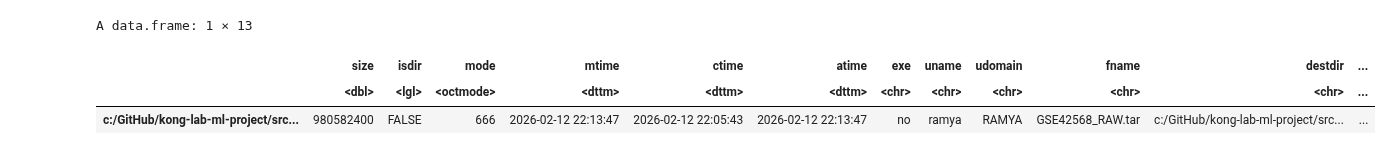
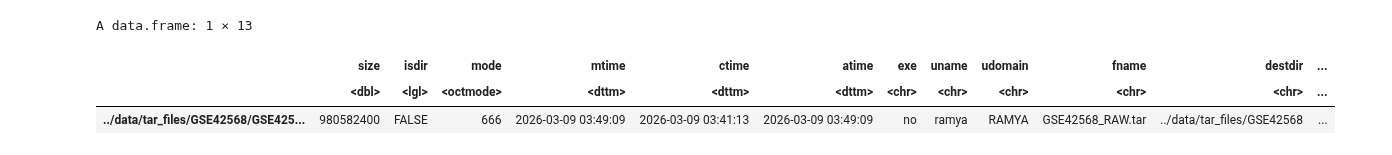
Before and after one commit to ramyap06/KongLab-ImmuneMLSurvivalAnalysis, a Jupyter notebook: src/load_data.ipynb, the cells around one changed output. Saved outputs shown, nothing was run; the diff lists cells and outputs as text; code cells hidden in the pictures.

```diff
--- a/src/load_data.ipynb
+++ b/src/load_data.ipynb
@@ -10,11 +28,12 @@ validation_set <- c("GSE21653", "GSE20711", "GSE88770")
 curr <- training_set
 # %%
 # get supplementary files
-getGEOSuppFiles(curr)
+dir.create("../data/tar_files", recursive = TRUE, showWarnings = FALSE)
+getGEOSuppFiles(curr, baseDir="../data/tar_files")
 # %% [output]
 A data.frame: 1 × 13
 |  | size | isdir | mode | mtime | ctime | atime | exe | uname | udomain | fname | destdir | ... |
 |  | <dbl> | <lgl> | <octmode> | <dttm> | <dttm> | <dttm> | <chr> | <chr> | <chr> | <chr> | <chr> | ... |
-| c:/GitHub/kong-lab-ml-project/src... | 980582400 | FALSE | 666 | 2026-02-12 22:13:47 | 2026-02-12 22:05:43 | 2026-02-12 22:13:47 | no | ramya | RAMYA | GSE42568_RAW.tar | c:/GitHub/kong-lab-ml-project/src... | ... |
+| ../data/tar_files/GSE42568/GSE425... | 980582400 | FALSE | 666 | 2026-03-09 03:49:09 | 2026-03-09 03:41:13 | 2026-03-09 03:49:09 | no | ramya | RAMYA | GSE42568_RAW.tar | ../data/tar_files/GSE42568 | ... |
 # %%
 # untar file
```
Also changed, not shown: parts of 2 cells of this notebook, 11 other files.
